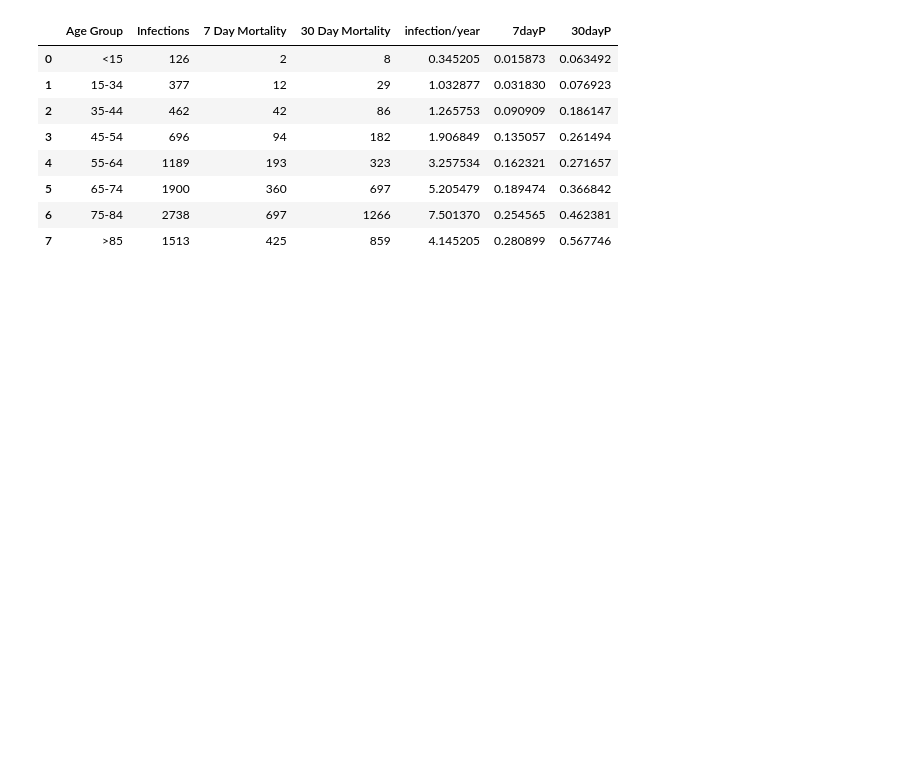
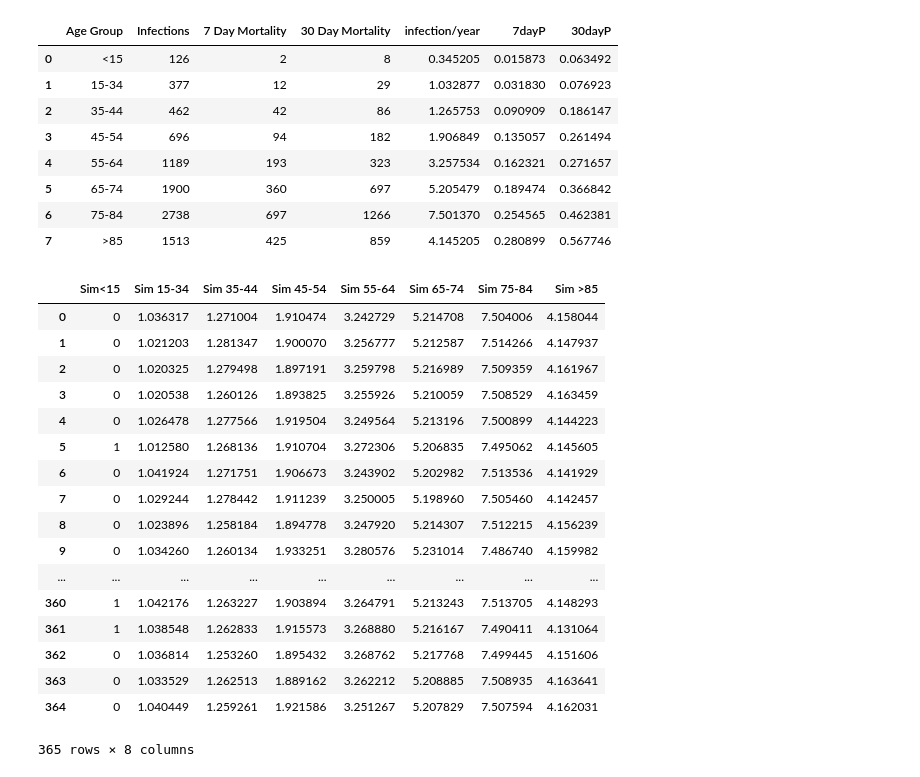
Before and after one commit to NurseQ/Simulation-Project-for-Programming-for-Data-Analysis-, a Jupyter notebook: Simulation Project.ipynb, the cells around one changed output. Saved outputs shown, nothing was run; the diff lists cells and outputs as text; code cells hidden in the pictures; blank space fills up the shorter version.

Commit message:
Simulated data of the age category infections

```diff
--- a/Simulation Project.ipynb
+++ b/Simulation Project.ipynb
@@ -127,0 +125,27 @@ underFifteen = pd.DataFrame({'infection/year': })
+# %%
+# Simulated data for Infections per year and 7 and 30 day mortality
+
+# In <15 category the binomial distribution
+# For the rest, the normal distribution is used instead
+a = pd.DataFrame({'Sim<15': np.random.binomial(1, .35, 365), 'Sim 15-34': np.random.normal(1.03, 0.01, 365), 'Sim 35-44': np.random.normal(1.27, 0.01, 365), 'Sim 45-54': np.random.normal(1.91, 0.01, 365), 'Sim 55-64': np.random.normal(3.26, 0.01, 365), 'Sim 65-74':np.random.normal(5.21, 0.01, 365), 'Sim 75-84': np.random.normal(7.5, 0.01, 365), 'Sim >85': np.random.normal(4.15, 0.01, 365) })
+# %%
+a
+# %% [output]
+|  | Sim<15 | Sim 15-34 | Sim 35-44 | Sim 45-54 | Sim 55-64 | Sim 65-74 | Sim 75-84 | Sim >85 |
+| 0 | 0 | 1.036317 | 1.271004 | 1.910474 | 3.242729 | 5.214708 | 7.504006 | 4.158044 |
+| 1 | 0 | 1.021203 | 1.281347 | 1.900070 | 3.256777 | 5.212587 | 7.514266 | 4.147937 |
+| 2 | 0 | 1.020325 | 1.279498 | 1.897191 | 3.259798 | 5.216989 | 7.509359 | 4.161967 |
+| 3 | 0 | 1.020538 | 1.260126 | 1.893825 | 3.255926 | 5.210059 | 7.508529 | 4.163459 |
+| 4 | 0 | 1.026478 | 1.277566 | 1.919504 | 3.249564 | 5.213196 | 7.500899 | 4.144223 |
+| 5 | 1 | 1.012580 | 1.268136 | 1.910704 | 3.272306 | 5.206835 | 7.495062 | 4.145605 |
+| 6 | 0 | 1.041924 | 1.271751 | 1.906673 | 3.243902 | 5.202982 | 7.513536 | 4.141929 |
+| 7 | 0 | 1.029244 | 1.278442 | 1.911239 | 3.250005 | 5.198960 | 7.505460 | 4.142457 |
+| 8 | 0 | 1.023896 | 1.258184 | 1.894778 | 3.247920 | 5.214307 | 7.512215 | 4.156239 |
+| 9 | 0 | 1.034260 | 1.260134 | 1.933251 | 3.280576 | 5.231014 | 7.486740 | 4.159982 |
+| ... | ... | ... | ... | ... | ... | ... | ... | ... |
+| 360 | 1 | 1.042176 | 1.263227 | 1.903894 | 3.264791 | 5.213243 | 7.513705 | 4.148293 |
+| 361 | 1 | 1.038548 | 1.262833 | 1.915573 | 3.268880 | 5.216167 | 7.490411 | 4.131064 |
+| 362 | 0 | 1.036814 | 1.253260 | 1.895432 | 3.268762 | 5.217768 | 7.499445 | 4.151606 |
+| 363 | 0 | 1.033529 | 1.262513 | 1.889162 | 3.262212 | 5.208885 | 7.508935 | 4.163641 |
+| 364 | 0 | 1.040449 | 1.259261 | 1.921586 | 3.251267 | 5.207829 | 7.507594 | 4.162031 |
+365 rows × 8 columns
```
Also changed, not shown: parts of 10 cells of this notebook.
